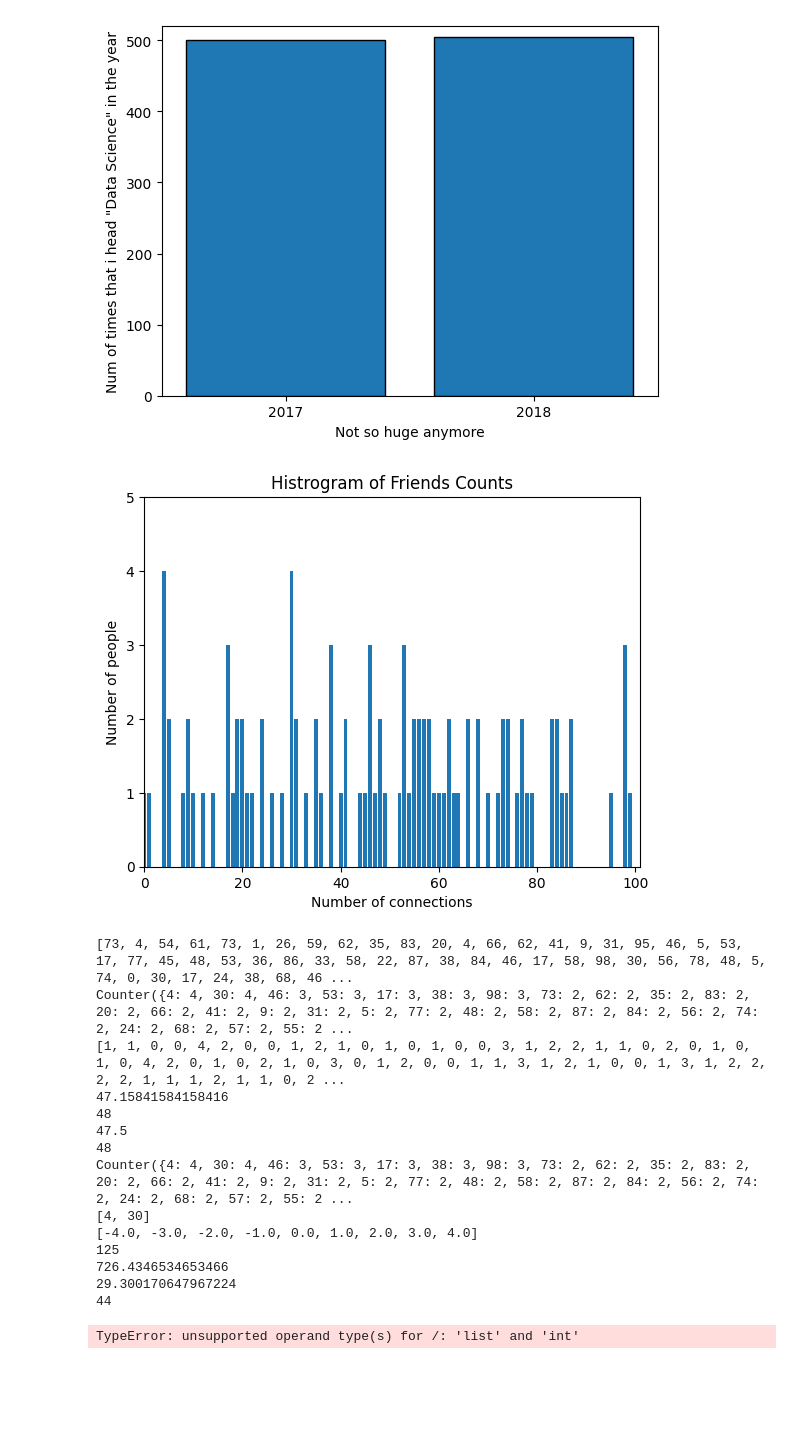
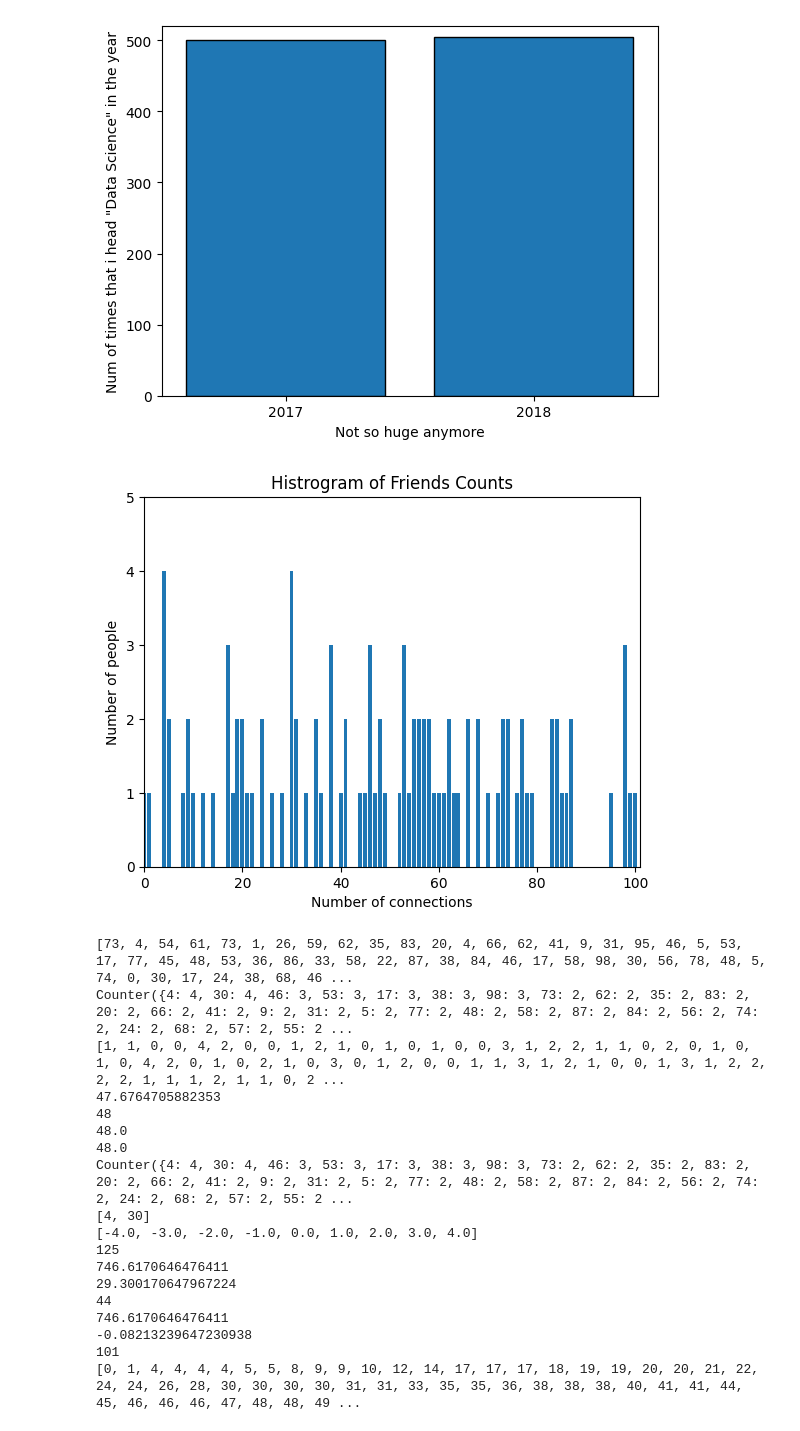
Before and after one commit to LucasSimass/Python, a Jupyter notebook: Livros (exercicios e anotações)/Data Science (Joel Grus)/Grafics/Grafic_Bars/grafic_bars.ipynb, the cells around one changed output. Drawn from its saved outputs; the diff is of its cells as text; code cells hidden in the pictures; blank space fills up the shorter version.

```diff
--- a/Livros (exercicios e anotações)/Data Science (Joel Grus)/Grafics/Grafic_Bars/grafic_bars.ipynb
+++ b/Livros (exercicios e anotações)/Data Science (Joel Grus)/Grafics/Grafic_Bars/grafic_bars.ipynb
@@ -125,6 +125,7 @@ from collections import Counter
 seed(10) # it will always show the same random data
 
 num_friends = [randint(0,100) for i in range(101)]
+num_friends.append(100)
 
 friends_counts = Counter(num_friends)
 
@@ -240,48 +241,76 @@ print(variance(num_friends)) # 726.4346534653466
 
 from math import sqrt
 
 def standart_devitation(xs: list[float]) -> float:
     """O desvio padrão é a raiz quadrada da variância"""
     return sqrt(variance(xs))
 
 print(standart_devitation(xs)) # 29.300170647967224
 
 def interquartile_range(xs: list[float]) -> float:
     """Retorna a diferença entre o percentil 75% e percentil 25%"""
     return quantile(xs, 0.75) - quantile(xs, 0.25)
 
 print(interquartile_range(num_friends)) # 44
 
 def dot(xs: list[float], ys: list[float]) -> float:
 
     """it will find the dot in the dot product"""
 
     assert len(xs) == len(ys), "Should have the same size"
     return sum(x * y  for x,y in zip(xs, ys))
 
 def covariance(xs: list[float], ys: list[float]) -> float:
     assert len(xs) == len(ys), "xs and ys must have the same lenght"
 
     return dot(de_mean(xs), de_mean(ys)) / (len(xs) - 1)
 
 print(covariance(xs=num_friends, ys=num_friends))
 
-def corralation():
-    pass
+def correlation(xs: list[float], ys: list[float]) -> float:
+    """Mede a variação simultanea de xs e ys a partir das suas médias"""
+    stdev_x = standart_devitation(xs)
+    stdev_y = standart_devitation(ys)
+    if stdev_x > 0 and stdev_y > 0:
+        return covariance(xs,ys) / stdev_x / stdev_y
+    else:
+        return 0
+
+print(correlation(xs,ys)) # -0.09894610641341027
+
+friends: list[int] = [75, 65, 72, 63, 71, 64, 60, 64, 70,]
+minutes: list[int] = [175, 170, 205, 120, 220, 130, 105, 145, 190]
+
+outlier = num_friends.index(100)
+
+print(outlier) # 101
+
+num_friends_good = [x
+                    for i, x in enumerate(num_friends)
+                    if i != outlier]
+
+print(sorted(num_friends_good)) # [0, 1, 4, 4, 4, 4, 5, 5, 8..9]
+
+daily_minutes_good = [x
+                      for i, x in enumerate(minutes)
+                      if i != outlier]
 # %% [output]
-[figure, old version]
+[figure, new version]
 [73, 4, 54, 61, 73, 1, 26, 59, 62, 35, 83, 20, 4, 66, 62, 41, 9, 31, 95, 46, 5, 53, 17, 77, 45, 48, 53, 36, 86, 33, 58, 22, 87, 38, 84, 46, 17, 58, 98, 30, 56, 78, 48, 5, 74, 0, 30, 17, 24, 38, 68, 46 ...
 Counter({4: 4, 30: 4, 46: 3, 53: 3, 17: 3, 38: 3, 98: 3, 73: 2, 62: 2, 35: 2, 83: 2, 20: 2, 66: 2, 41: 2, 9: 2, 31: 2, 5: 2, 77: 2, 48: 2, 58: 2, 87: 2, 84: 2, 56: 2, 74: 2, 24: 2, 68: 2, 57: 2, 55: 2 ...
 [1, 1, 0, 0, 4, 2, 0, 0, 1, 2, 1, 0, 1, 0, 1, 0, 0, 3, 1, 2, 2, 1, 1, 0, 2, 0, 1, 0, 1, 0, 4, 2, 0, 1, 0, 2, 1, 0, 3, 0, 1, 2, 0, 0, 1, 1, 3, 1, 2, 1, 0, 0, 1, 3, 1, 2, 2, 2, 2, 1, 1, 1, 2, 1, 1, 0, 2 ...
-47.15841584158416
+47.6764705882353
 48
-47.5
-48
+48.0
+48.0
 Counter({4: 4, 30: 4, 46: 3, 53: 3, 17: 3, 38: 3, 98: 3, 73: 2, 62: 2, 35: 2, 83: 2, 20: 2, 66: 2, 41: 2, 9: 2, 31: 2, 5: 2, 77: 2, 48: 2, 58: 2, 87: 2, 84: 2, 56: 2, 74: 2, 24: 2, 68: 2, 57: 2, 55: 2 ...
 [4, 30]
 [-4.0, -3.0, -2.0, -1.0, 0.0, 1.0, 2.0, 3.0, 4.0]
 125
-726.4346534653466
+746.6170646476411
 29.300170647967224
 44
+746.6170646476411
+-0.08213239647230938
+101
+[0, 1, 4, 4, 4, 4, 5, 5, 8, 9, 9, 10, 12, 14, 17, 17, 17, 18, 19, 19, 20, 20, 21, 22, 24, 24, 26, 28, 30, 30, 30, 30, 31, 31, 33, 35, 35, 36, 38, 38, 38, 40, 41, 41, 44, 45, 46, 46, 46, 47, 48, 48, 49 ...
-TypeError: unsupported operand type(s) for /: 'list' and 'int'
```
Also changed, not shown: 4 other files.
